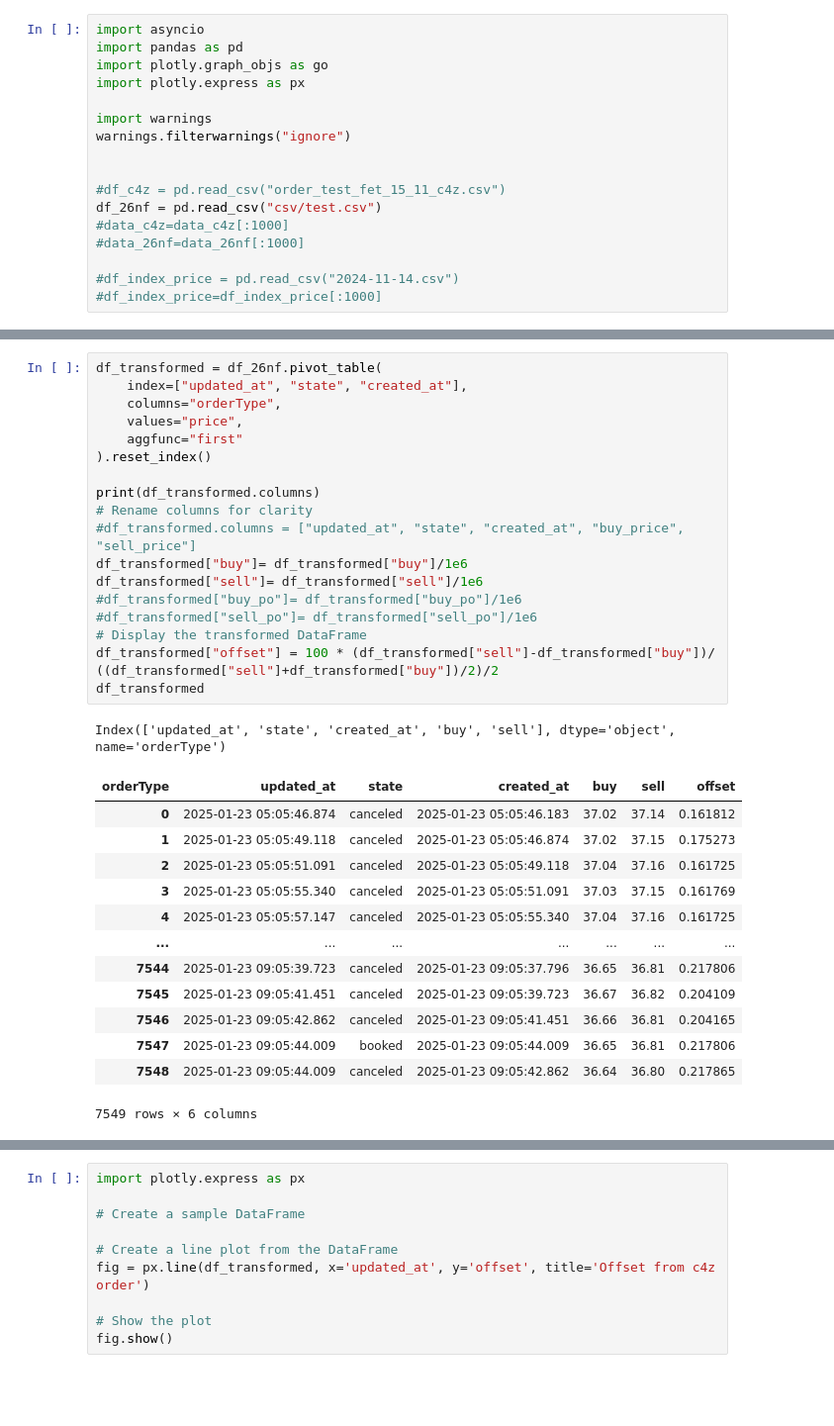
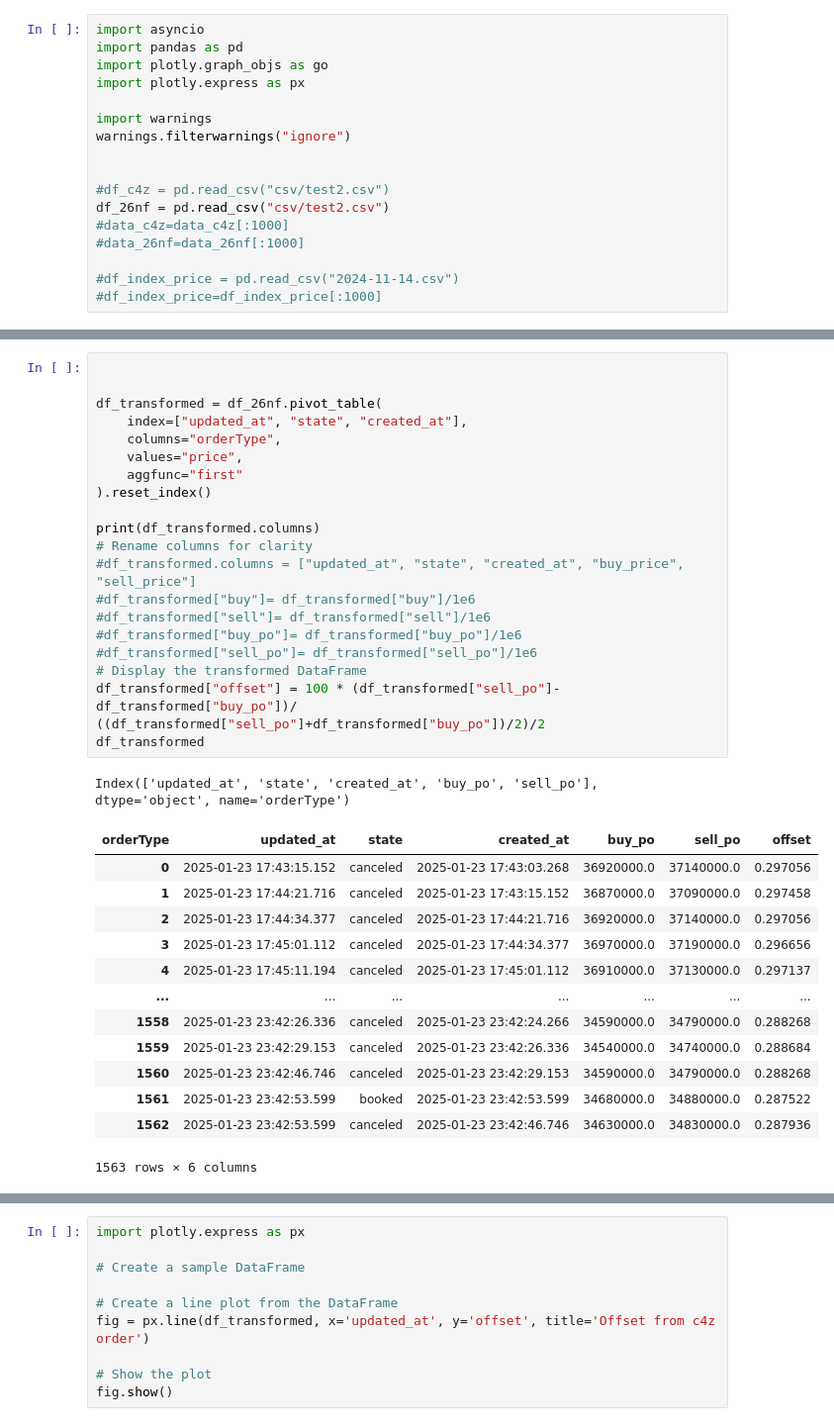
Before and after one commit to rvie17/global_competitor_analysis, a Jupyter notebook: working_plot_and_order_refresh.ipynb, the cells around one changed output, grey strips where cells are left out. Shown: that part at 99% size. Cells and saved outputs as stored; diff of their text form; blank space fills up the shorter version.

```diff
--- a/working_plot_and_order_refresh.ipynb
+++ b/working_plot_and_order_refresh.ipynb
@@ -8,8 +8,8 @@ import warnings
 warnings.filterwarnings("ignore")
 
 
-#df_c4z = pd.read_csv("order_test_fet_15_11_c4z.csv")
-df_26nf = pd.read_csv("csv/test.csv")
+#df_c4z = pd.read_csv("csv/test2.csv")
+df_26nf = pd.read_csv("csv/test2.csv")
 #data_c4z=data_c4z[:1000]
 #data_26nf=data_26nf[:1000]
 
@@ -41,36 +42,38 @@ df_26nf
 # %%
+
+
 df_transformed = df_26nf.pivot_table(
     index=["updated_at", "state", "created_at"],
     columns="orderType",
     values="price",
     aggfunc="first"
 ).reset_index()
 
 print(df_transformed.columns)
 # Rename columns for clarity
 #df_transformed.columns = ["updated_at", "state", "created_at", "buy_price", "sell_price"]
-df_transformed["buy"]= df_transformed["buy"]/1e6
-df_transformed["sell"]= df_transformed["sell"]/1e6
+#df_transformed["buy"]= df_transformed["buy"]/1e6
+#df_transformed["sell"]= df_transformed["sell"]/1e6
 #df_transformed["buy_po"]= df_transformed["buy_po"]/1e6
 #df_transformed["sell_po"]= df_transformed["sell_po"]/1e6
 # Display the transformed DataFrame
-df_transformed["offset"] = 100 * (df_transformed["sell"]-df_transformed["buy"])/ ((df_transformed["sell"]+df_transformed["buy"])/2)/2
+df_transformed["offset"] = 100 * (df_transformed["sell_po"]-df_transformed["buy_po"])/ ((df_transformed["sell_po"]+df_transformed["buy_po"])/2)/2
 df_transformed
 # %% [output]
-Index(['updated_at', 'state', 'created_at', 'buy', 'sell'], dtype='object', name='orderType')
+Index(['updated_at', 'state', 'created_at', 'buy_po', 'sell_po'], dtype='object', name='orderType')
-| orderType | updated_at | state | created_at | buy | sell | offset |
-| 0 | 2025-01-23 05:05:46.874 | canceled | 2025-01-23 05:05:46.183 | 37.02 | 37.14 | 0.161812 |
-| 1 | 2025-01-23 05:05:49.118 | canceled | 2025-01-23 05:05:46.874 | 37.02 | 37.15 | 0.175273 |
-| 2 | 2025-01-23 05:05:51.091 | canceled | 2025-01-23 05:05:49.118 | 37.04 | 37.16 | 0.161725 |
-| 3 | 2025-01-23 05:05:55.340 | canceled | 2025-01-23 05:05:51.091 | 37.03 | 37.15 | 0.161769 |
-| 4 | 2025-01-23 05:05:57.147 | canceled | 2025-01-23 05:05:55.340 | 37.04 | 37.16 | 0.161725 |
+| orderType | updated_at | state | created_at | buy_po | sell_po | offset |
+| 0 | 2025-01-23 17:43:15.152 | canceled | 2025-01-23 17:43:03.268 | 36920000.0 | 37140000.0 | 0.297056 |
+| 1 | 2025-01-23 17:44:21.716 | canceled | 2025-01-23 17:43:15.152 | 36870000.0 | 37090000.0 | 0.297458 |
+| 2 | 2025-01-23 17:44:34.377 | canceled | 2025-01-23 17:44:21.716 | 36920000.0 | 37140000.0 | 0.297056 |
+| 3 | 2025-01-23 17:45:01.112 | canceled | 2025-01-23 17:44:34.377 | 36970000.0 | 37190000.0 | 0.296656 |
+| 4 | 2025-01-23 17:45:11.194 | canceled | 2025-01-23 17:45:01.112 | 36910000.0 | 37130000.0 | 0.297137 |
 | ... | ... | ... | ... | ... | ... | ... |
-| 7544 | 2025-01-23 09:05:39.723 | canceled | 2025-01-23 09:05:37.796 | 36.65 | 36.81 | 0.217806 |
-| 7545 | 2025-01-23 09:05:41.451 | canceled | 2025-01-23 09:05:39.723 | 36.67 | 36.82 | 0.204109 |
-| 7546 | 2025-01-23 09:05:42.862 | canceled | 2025-01-23 09:05:41.451 | 36.66 | 36.81 | 0.204165 |
-| 7547 | 2025-01-23 09:05:44.009 | booked | 2025-01-23 09:05:44.009 | 36.65 | 36.81 | 0.217806 |
-| 7548 | 2025-01-23 09:05:44.009 | canceled | 2025-01-23 09:05:42.862 | 36.64 | 36.80 | 0.217865 |
+| 1558 | 2025-01-23 23:42:26.336 | canceled | 2025-01-23 23:42:24.266 | 34590000.0 | 34790000.0 | 0.288268 |
+| 1559 | 2025-01-23 23:42:29.153 | canceled | 2025-01-23 23:42:26.336 | 34540000.0 | 34740000.0 | 0.288684 |
+| 1560 | 2025-01-23 23:42:46.746 | canceled | 2025-01-23 23:42:29.153 | 34590000.0 | 34790000.0 | 0.288268 |
+| 1561 | 2025-01-23 23:42:53.599 | booked | 2025-01-23 23:42:53.599 | 34680000.0 | 34880000.0 | 0.287522 |
+| 1562 | 2025-01-23 23:42:53.599 | canceled | 2025-01-23 23:42:46.746 | 34630000.0 | 34830000.0 | 0.287936 |
-7549 rows × 6 columns
+1563 rows × 6 columns
 # %%
 import plotly.graph_objects as go
 
```
Also changed, not shown: parts of 4 cells of this notebook, 4 other files.
